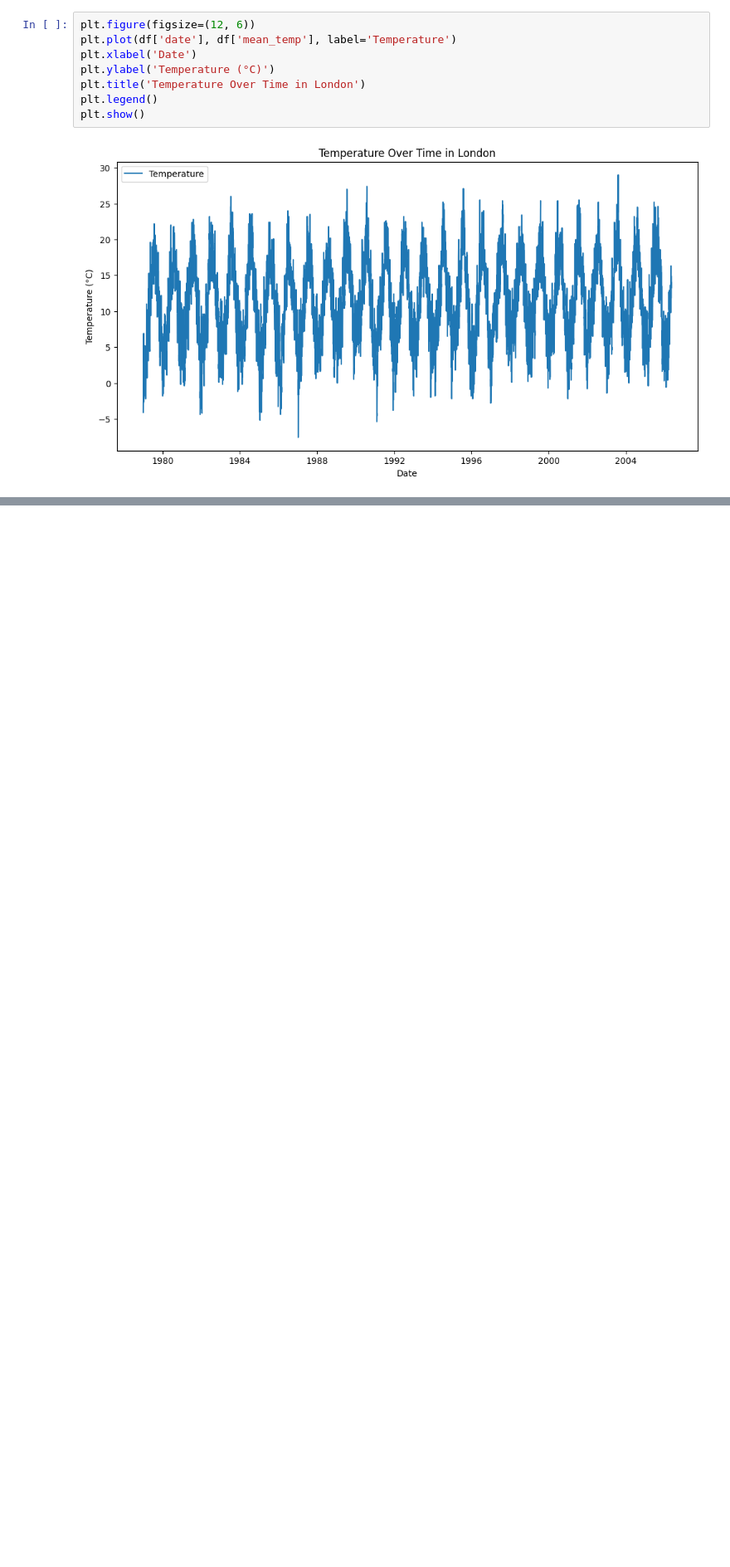
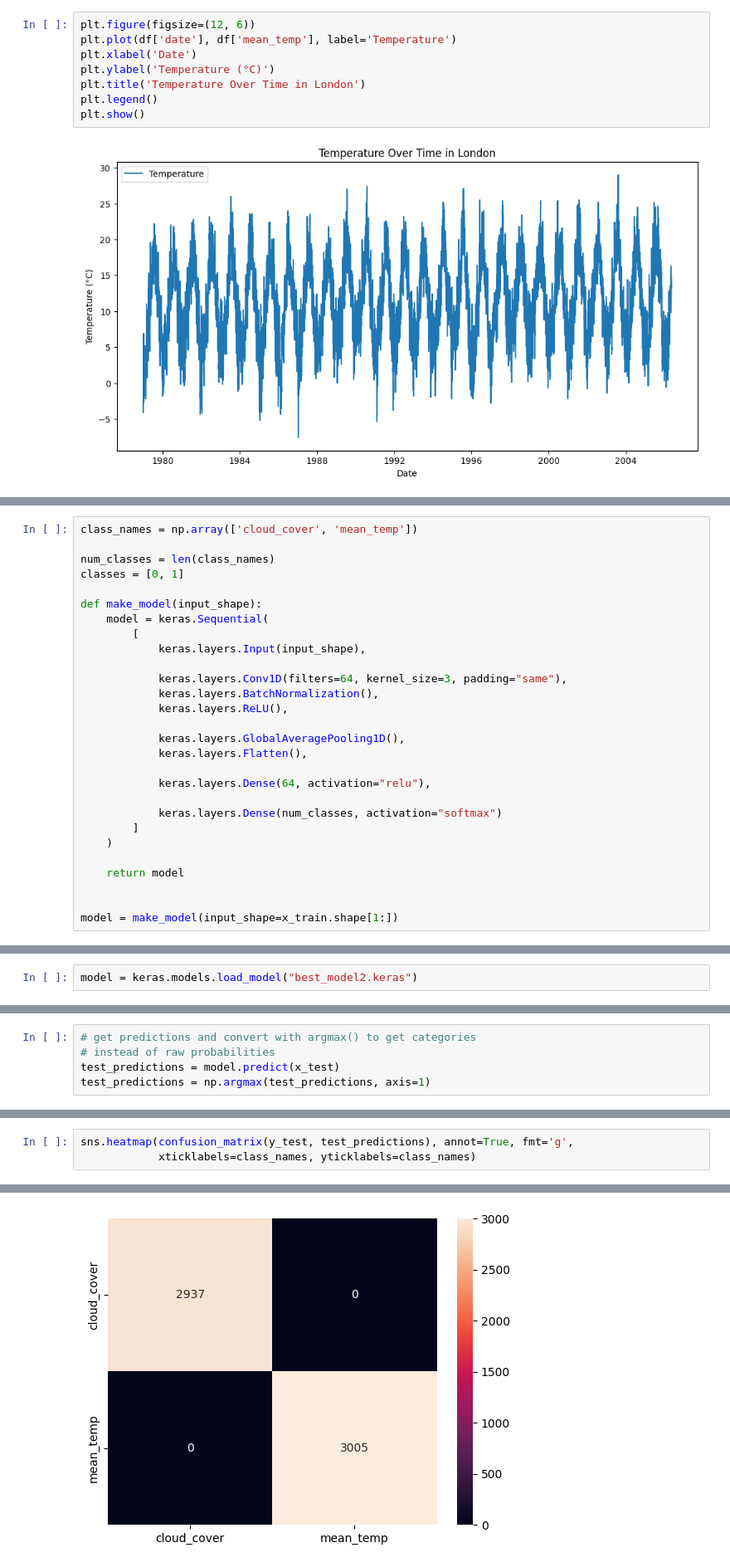
Before and after one commit to chouhlaoui/Deep-Learning-Projects, a Jupyter notebook: Time Series/timeseries.ipynb, the cells around one changed output, grey strips where cells are left out. Shown at 83% size. Saved outputs shown, nothing was run; the diff lists cells and outputs as text; blank space fills up the shorter version.

```diff
--- a/Time Series/timeseries.ipynb
+++ b/Time Series/timeseries.ipynb
@@ -105,0 +303,28 @@ plt.show()
+# %%
+class_names = np.array(['cloud_cover', 'mean_temp'])
+
+num_classes = len(class_names)
+classes = [0, 1]
+
+def make_model(input_shape):
+    model = keras.Sequential(
+        [
+            keras.layers.Input(input_shape),
+
+            keras.layers.Conv1D(filters=64, kernel_size=3, padding="same"),
+            keras.layers.BatchNormalization(),
+            keras.layers.ReLU(),
+
+            keras.layers.GlobalAveragePooling1D(),
+            keras.layers.Flatten(),
+
+            keras.layers.Dense(64, activation="relu"),
+
+            keras.layers.Dense(num_classes, activation="softmax")
+        ]
+    )
+
+    return model
+
+
+model = make_model(input_shape=x_train.shape[1:])
@@ -105,0 +390,2 @@ plt.show()
+# %%
+model = keras.models.load_model("best_model2.keras")
@@ -105,0 +405,5 @@ plt.show()
+# %%
+# get predictions and convert with argmax() to get categories
+# instead of raw probabilities
+test_predictions = model.predict(x_test)
+test_predictions = np.argmax(test_predictions, axis=1)
@@ -105,0 +417,4 @@ plt.show()
+# %%
+sns.heatmap(confusion_matrix(y_test, test_predictions), annot=True, fmt='g',
+            xticklabels=class_names, yticklabels=class_names)
+# %% [output]
@@ -105,0 +422 @@ plt.show()
+[figure, added]
```
Also changed, not shown: parts of 46 cells of this notebook, 1 other file.
